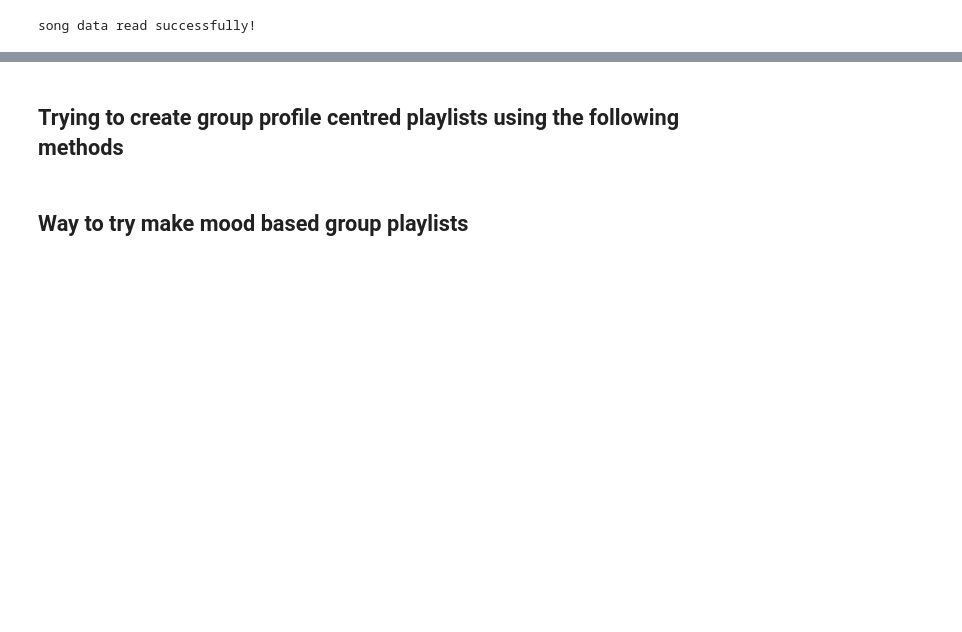
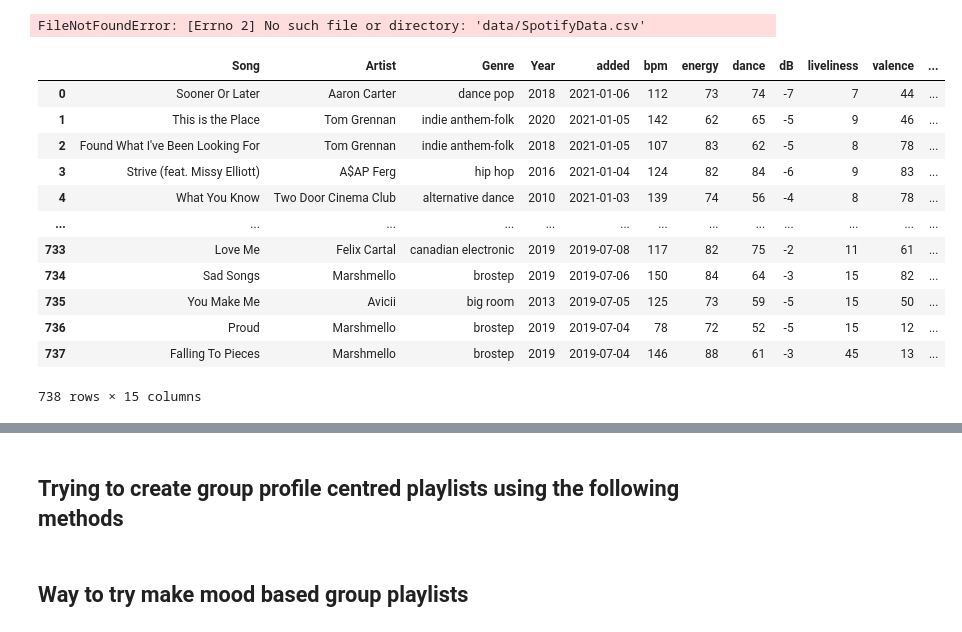
Before and after one commit to IGEN330-Overlap/algo, a Jupyter notebook: SongAnalysis.ipynb, the cells around one changed output, grey strips where cells are left out. Drawn from its saved outputs; the diff is of its cells as text; code cells hidden in the pictures; blank space fills up the shorter version.

Commit message:
update working directory
pushing latest updates to create a clean slate to start on

```diff
--- a/SongAnalysis.ipynb
+++ b/SongAnalysis.ipynb
@@ -9,13 +9,35 @@ pd.options.display.max_columns = None
 
 # rendering all graphics straight out of the notebook
 %matplotlib inline
+# %%
+df = pd.read_csv("data/SpotifyData.csv")
+df = pd.concat(frames).drop_duplicates().reset_index(drop=True)
+df = df.drop(columns=['Unnamed: 0'])
+df.head()
+df.to_json('spotify_data.json', orient="index")
+# %% [output]
+FileNotFoundError: [Errno 2] No such file or directory: 'data/SpotifyData.csv'
 # %%
 df_BL = pd.read_csv("data/brendan-spotify.csv")
 df_NL = pd.read_csv("data/nick-spotify.csv")
 df_BT = pd.read_csv("data/btam-spotify.csv")
 df_DD = pd.read_csv("data/danica-spotify.csv")
 df_TLC = pd.read_csv("data/toma-spotify.csv")
 
-print("song data read successfully!")
+df_BL
+
+# print("song data read successfully!")
 # %% [output]
+|  | Song | Artist | Genre | Year | added | bpm | energy | dance | dB | liveliness | valence | ... |
+| 0 | Sooner Or Later | Aaron Carter | dance pop | 2018 | 2021‑01‑06 | 112 | 73 | 74 | -7 | 7 | 44 | ... |
+| 1 | This is the Place | Tom Grennan | indie anthem-folk | 2020 | 2021‑01‑05 | 142 | 62 | 65 | -5 | 9 | 46 | ... |
+| 2 | Found What I've Been Looking For | Tom Grennan | indie anthem-folk | 2018 | 2021‑01‑05 | 107 | 83 | 62 | -5 | 8 | 78 | ... |
+| 3 | Strive (feat. Missy Elliott) | A$AP Ferg | hip hop | 2016 | 2021‑01‑04 | 124 | 82 | 84 | -6 | 9 | 83 | ... |
+| 4 | What You Know | Two Door Cinema Club | alternative dance | 2010 | 2021‑01‑03 | 139 | 74 | 56 | -4 | 8 | 78 | ... |
+| ... | ... | ... | ... | ... | ... | ... | ... | ... | ... | ... | ... | ... |
+| 733 | Love Me | Felix Cartal | canadian electronic | 2019 | 2019‑07‑08 | 117 | 82 | 75 | -2 | 11 | 61 | ... |
+| 734 | Sad Songs | Marshmello | brostep | 2019 | 2019‑07‑06 | 150 | 84 | 64 | -3 | 15 | 82 | ... |
+| 735 | You Make Me | Avicii | big room | 2013 | 2019‑07‑05 | 125 | 73 | 59 | -5 | 15 | 50 | ... |
+| 736 | Proud | Marshmello | brostep | 2019 | 2019‑07‑04 | 78 | 72 | 52 | -5 | 15 | 12 | ... |
+| 737 | Falling To Pieces | Marshmello | brostep | 2019 | 2019‑07‑04 | 146 | 88 | 61 | -3 | 45 | 13 | ... |
-song data read successfully!
+738 rows × 15 columns
```
Also changed, not shown: parts of 6 cells of this notebook, 5 other files.
